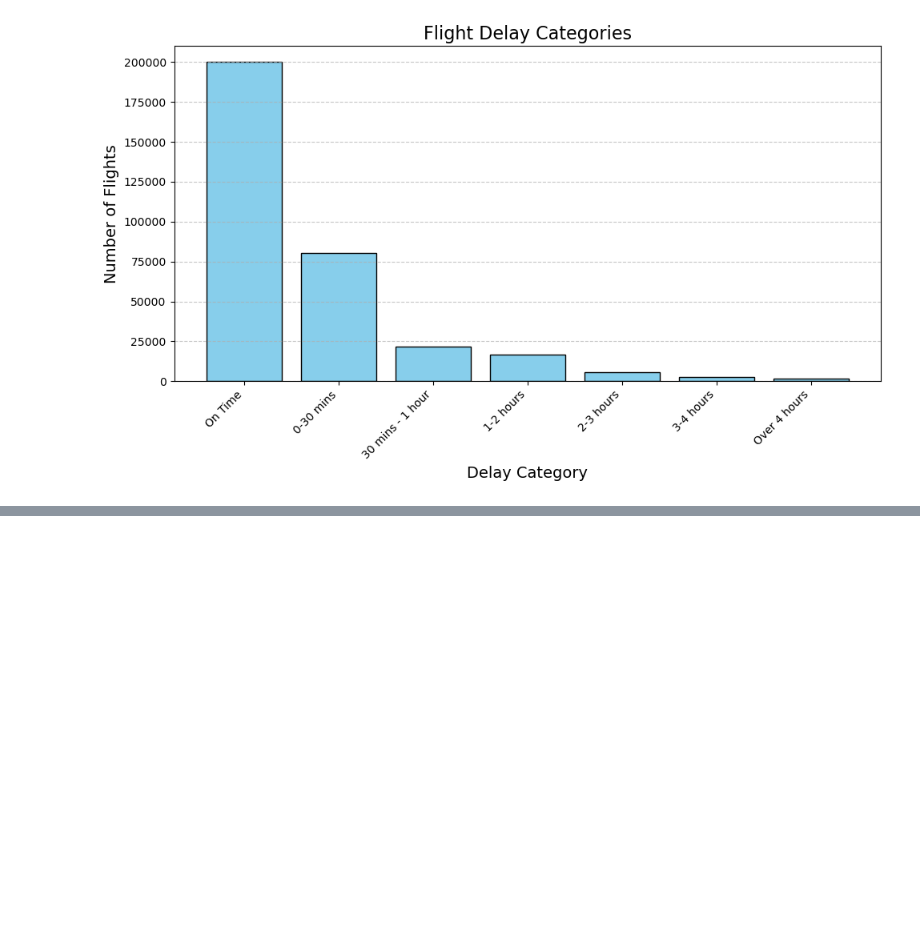
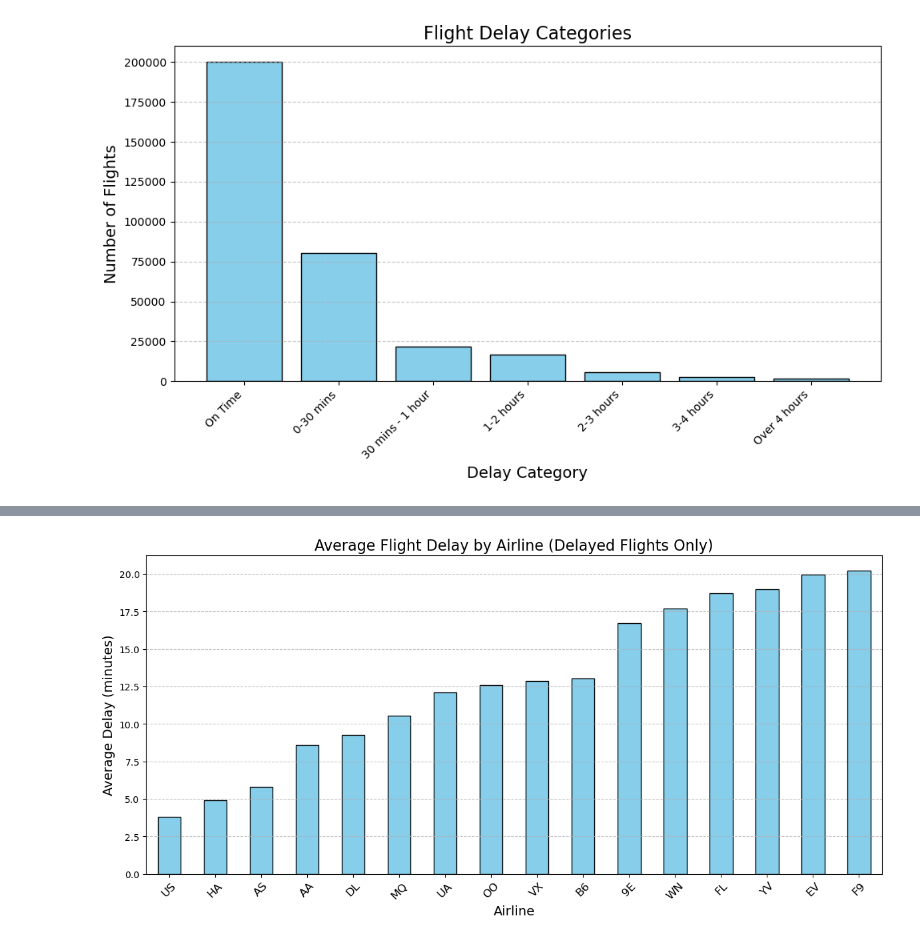
Before and after one commit to ifmay/DataScienceFinal, a Jupyter notebook: graphs.ipynb, the cells around one changed output, grey strips where cells are left out. Cells and saved outputs as stored; diff of their text form; code cells hidden in the pictures; blank space fills up the shorter version.

```diff
--- a/graphs.ipynb
+++ b/graphs.ipynb
@@ -106,0 +199,40 @@ visualize_flight_delays(file_path)
+# %%
+import pandas as pd
+import matplotlib.pyplot as plt
+
+def visualize_delays_by_airline(file_path):
+    """
+    Visualizes average flight delays by airline, considering only delayed flights.
+
+    Parameters:
+        file_path (str): The path to the flights.csv file.
+    """
+    # Load the CSV file into a Pandas DataFrame
+    flights = pd.read_csv(file_path)
+
+    # Ensure 'dep_delay' is numeric and 'carrier' exists
+    flights['dep_delay'] = pd.to_numeric(flights['dep_delay'], errors='coerce')
+    flights = flights.dropna(subset=['dep_delay', 'carrier'])
+
+    # Filter only delayed flights
+    delayed_flights = flights[flights['dep_delay'] > -1000]
+
+    # Group by 'carrier' and calculate the average delay
+    delay_by_airline = delayed_flights.groupby('carrier')['dep_delay'].mean().sort_values()
+
+    # Plot the data
+    plt.figure(figsize=(12, 6))
+    delay_by_airline.plot(kind='bar', color='skyblue', edgecolor='black')
+    plt.title("Average Flight Delay by Airline (Delayed Flights Only)", fontsize=16)
+    plt.xlabel("Airline", fontsize=14)
+    plt.ylabel("Average Delay (minutes)", fontsize=14)
+    plt.xticks(rotation=45, fontsize=12)
+    plt.grid(axis='y', linestyle='--', alpha=0.7)
+    plt.tight_layout()
+    plt.show()
+
+# Usage
+file_path = "flights.csv"  # Replace with the path to your CSV file
+visualize_delays_by_airline(file_path)
+# %% [output]
+[figure, added]
```
Also changed, not shown: parts of 5 cells of this notebook, 1 other file.
